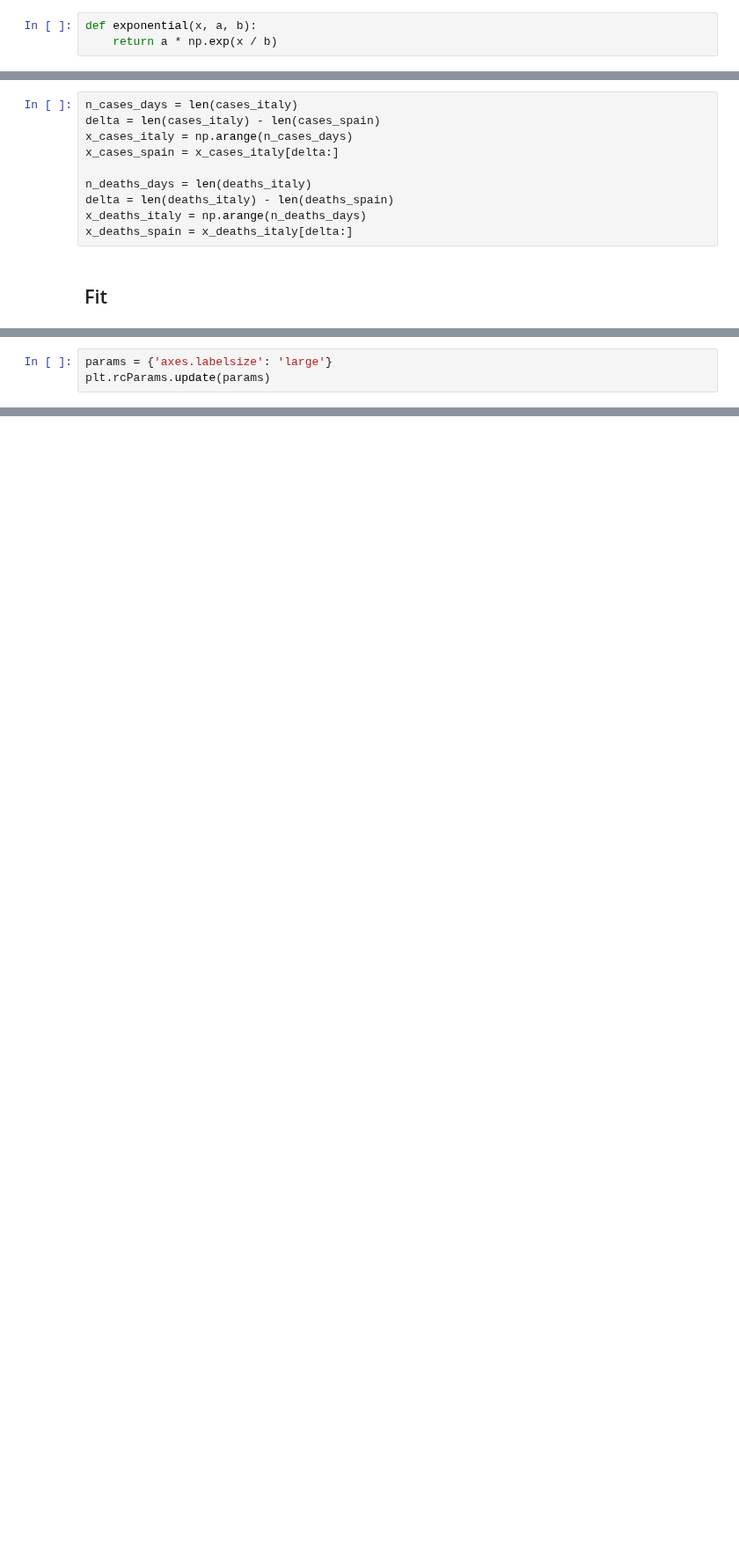
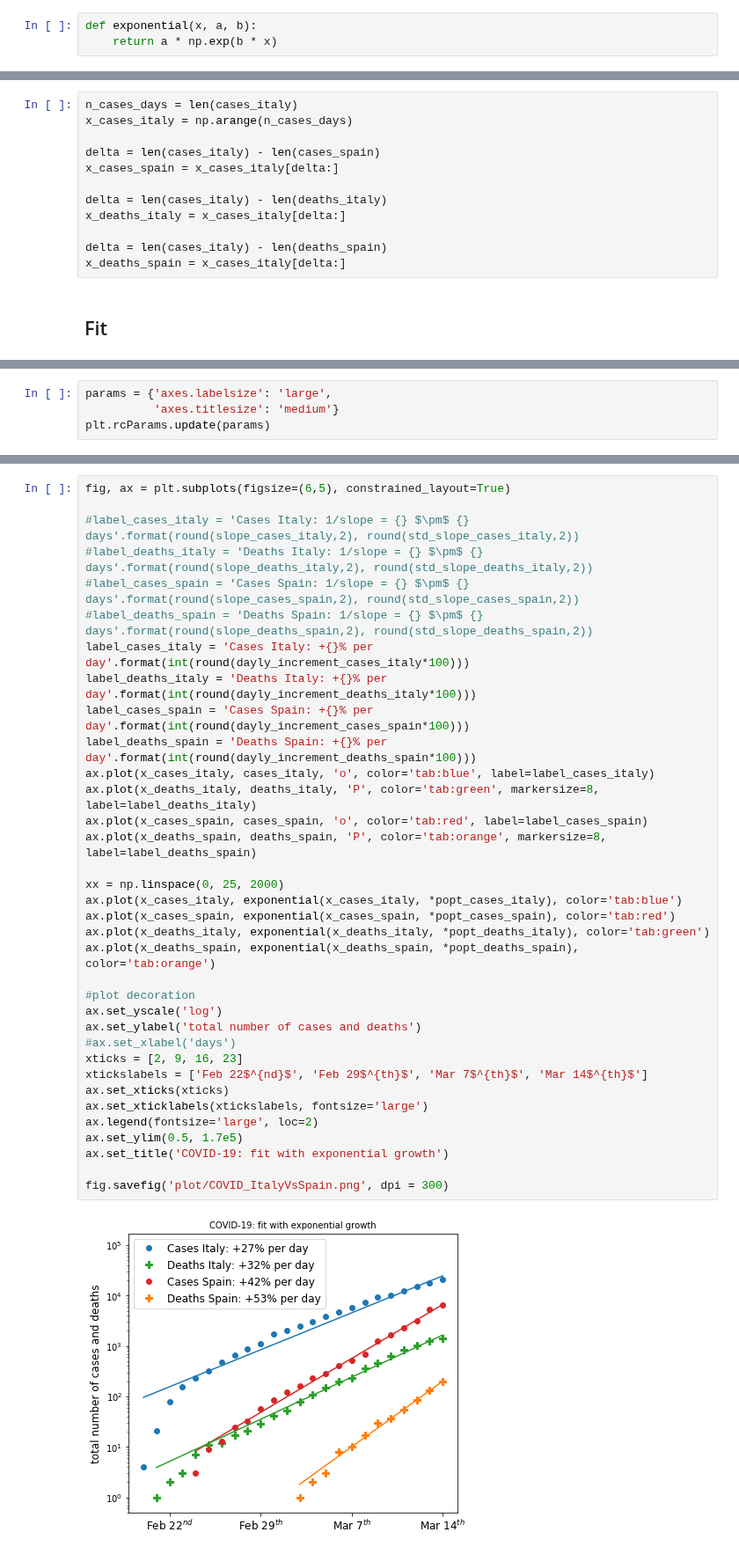
Before and after one commit to albortros/COVID-19, a Jupyter notebook: model-DummyExp-national-ItalyVsSpain/DummyExp-ItalyVsSpain.ipynb, the cells around one changed output, grey strips where cells are left out. Shown at 88% size. Cells and saved outputs as stored; diff of their text form; blank space fills up the shorter version.

Commit message:
two plots more

```diff
--- a/model-DummyExp-national-ItalyVsSpain/DummyExp-ItalyVsSpain.ipynb
+++ b/model-DummyExp-national-ItalyVsSpain/DummyExp-ItalyVsSpain.ipynb
@@ -9,7 +11,7 @@ from scipy.optimize import curve_fit
 # Functions
 # %%
 def exponential(x, a, b):
-    return a * np.exp(x / b)
+    return a * np.exp(b * x)
 # %% [markdown]
 # Data
 # %% [markdown]
@@ -40,14 +43,16 @@ deaths_spain = [1, 2, 3, 8, 10, 17,
 # Dummy Exponential Fit: Italy vs Spain
 # %%
 n_cases_days = len(cases_italy)
+x_cases_italy = np.arange(n_cases_days)
+
 delta = len(cases_italy) - len(cases_spain)
-x_cases_italy = np.arange(n_cases_days)
 x_cases_spain = x_cases_italy[delta:]
 
-n_deaths_days = len(deaths_italy)
-delta = len(deaths_italy) - len(deaths_spain)
-x_deaths_italy = np.arange(n_deaths_days)
-x_deaths_spain = x_deaths_italy[delta:]
+delta = len(cases_italy) - len(deaths_italy)
+x_deaths_italy = x_cases_italy[delta:]
+
+delta = len(cases_italy) - len(deaths_spain)
+x_deaths_spain = x_cases_italy[delta:]
 # %% [markdown]
 ## Fit
 # %%
@@ -59,5 +84,6 @@ popt_deaths_spain, pcov_deaths_spain = curve_fit(exponential, x_deaths_spain, de
 # %%
-params = {'axes.labelsize': 'large'}
+params = {'axes.labelsize': 'large',
+          'axes.titlesize': 'medium'}
 plt.rcParams.update(params)
 # %%
 fig, ax = plt.subplots(constrained_layout=True)
@@ -107,0 +136,37 @@ fig.savefig('plot/COVIDdeaths_ItalyVsSpain.png', dpi = 300)
+# %%
+fig, ax = plt.subplots(figsize=(6,5), constrained_layout=True)
+
+#label_cases_italy = 'Cases Italy: 1/slope = {} $\pm$ {} days'.format(round(slope_cases_italy,2), round(std_slope_cases_italy,2))
+#label_deaths_italy = 'Deaths Italy: 1/slope = {} $\pm$ {} days'.format(round(slope_deaths_italy,2), round(std_slope_deaths_italy,2))
+#label_cases_spain = 'Cases Spain: 1/slope = {} $\pm$ {} days'.format(round(slope_cases_spain,2), round(std_slope_cases_spain,2))
+#label_deaths_spain = 'Deaths Spain: 1/slope = {} $\pm$ {} days'.format(round(slope_deaths_spain,2), round(std_slope_deaths_spain,2))
+label_cases_italy = 'Cases Italy: +{}% per day'.format(int(round(dayly_increment_cases_italy*100)))
+label_deaths_italy = 'Deaths Italy: +{}% per day'.format(int(round(dayly_increment_deaths_italy*100)))
+label_cases_spain = 'Cases Spain: +{}% per day'.format(int(round(dayly_increment_cases_spain*100)))
+label_deaths_spain = 'Deaths Spain: +{}% per day'.format(int(round(dayly_increment_deaths_spain*100)))
+ax.plot(x_cases_italy, cases_italy, 'o', color='tab:blue', label=label_cases_italy)
+ax.plot(x_deaths_italy, deaths_italy, 'P', color='tab:green', markersize=8, label=label_deaths_italy)
+ax.plot(x_cases_spain, cases_spain, 'o', color='tab:red', label=label_cases_spain)
+ax.plot(x_deaths_spain, deaths_spain, 'P', color='tab:orange', markersize=8, label=label_deaths_spain)
+
+xx = np.linspace(0, 25, 2000)
+ax.plot(x_cases_italy, exponential(x_cases_italy, *popt_cases_italy), color='tab:blue')
+ax.plot(x_cases_spain, exponential(x_cases_spain, *popt_cases_spain), color='tab:red')
+ax.plot(x_deaths_italy, exponential(x_deaths_italy, *popt_deaths_italy), color='tab:green')
+ax.plot(x_deaths_spain, exponential(x_deaths_spain, *popt_deaths_spain), color='tab:orange')
+
+#plot decoration
+ax.set_yscale('log')
+ax.set_ylabel('total number of cases and deaths')
+#ax.set_xlabel('days')
+xticks = [2, 9, 16, 23]
+xtickslabels = ['Feb 22$^{nd}$', 'Feb 29$^{th}$', 'Mar 7$^{th}$', 'Mar 14$^{th}$']
+ax.set_xticks(xticks)
+ax.set_xticklabels(xtickslabels, fontsize='large')
+ax.legend(fontsize='large', loc=2)
+ax.set_ylim(0.5, 1.7e5)
+ax.set_title('COVID-19: fit with exponential growth')
+
+fig.savefig('plot/COVID_ItalyVsSpain.png', dpi = 300)
+# %% [output]
+[figure, added]
```
Also changed, not shown: parts of 15 cells of this notebook, 2 other files.
